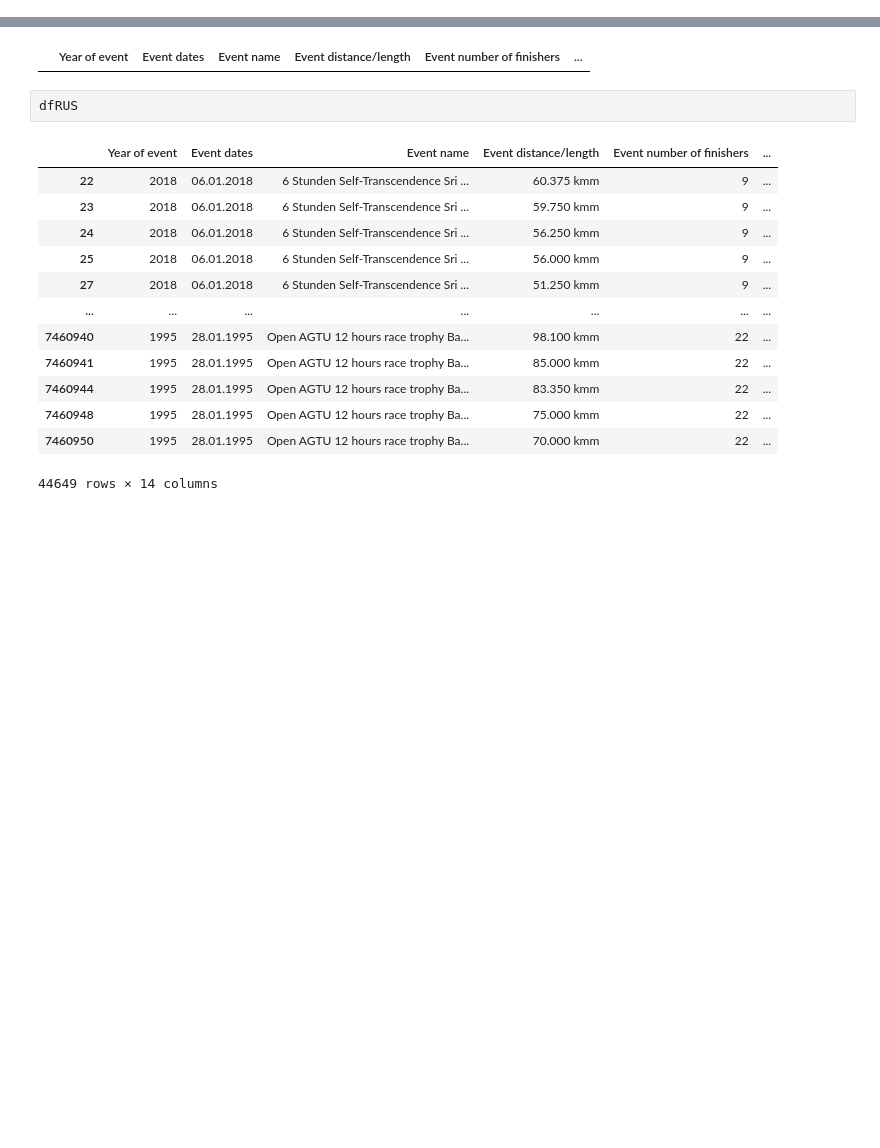
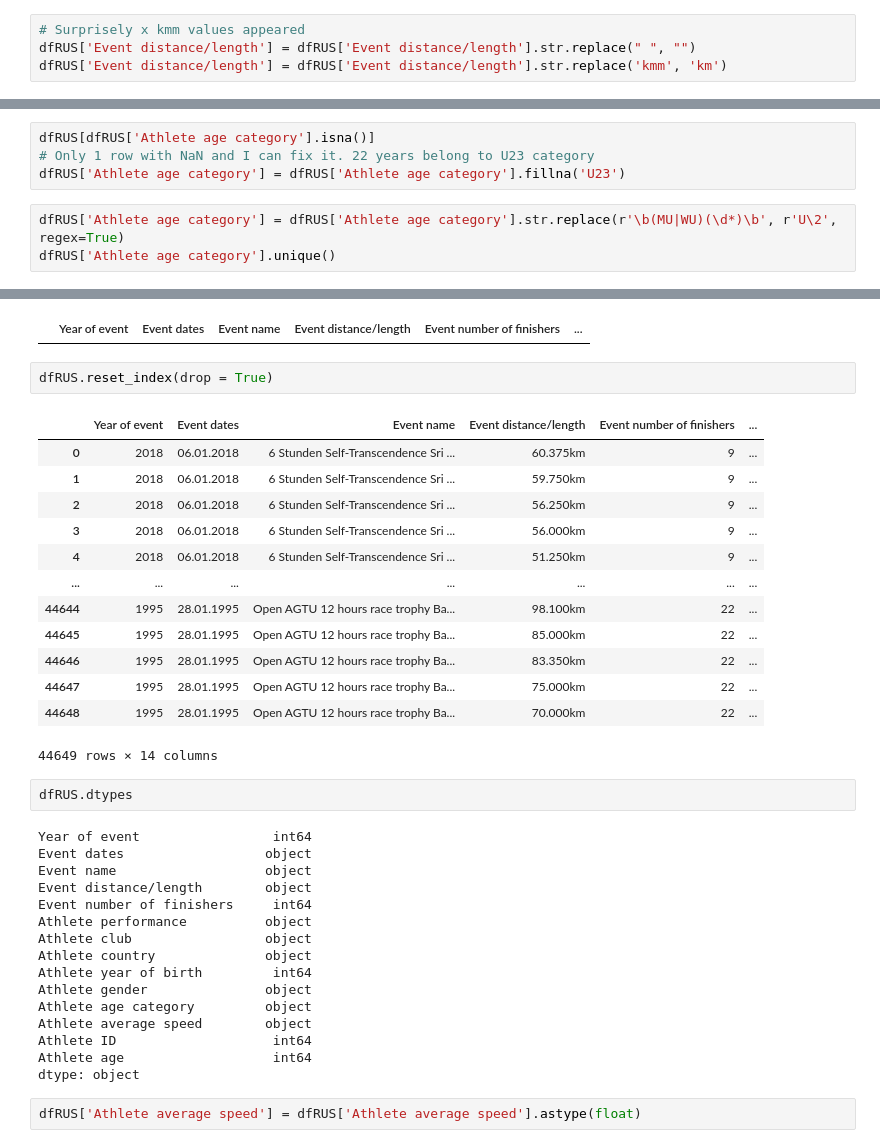
Before and after one commit to OlesiaNZ/python_running_data_analysis, a Jupyter notebook: analysis-the-big-dataset-of-ultra-marathon-running.ipynb, the cells around one changed output, grey strips where cells are left out. Cells and saved outputs as stored; diff of their text form; blank space fills up the shorter version.

```diff
--- a/analysis-the-big-dataset-of-ultra-marathon-running.ipynb
+++ b/analysis-the-big-dataset-of-ultra-marathon-running.ipynb
@@ -512,3 +512,7 @@ dfRUS[(dfRUS['Athlete ID'] == 192087) & (dfRUS['Event number of finishers'] == 6
 # %% [output]
 |  | Year of event | Event dates | Event name | Event distance/length | Event number of finishers | ... |
 | 274913 | 2018 | 25.-26.05.2018 | NUTS Karhunkierros 160km Trail Ul... | 160km | 64 | ... |
+# %%
+# Surprisely x kmm values appeared
+dfRUS['Event distance/length'] = dfRUS['Event distance/length'].str.replace(" ", "")
+dfRUS['Event distance/length'] = dfRUS['Event distance/length'].str.replace('kmm', 'km')
@@ -514,0 +542,7 @@ dfRUS[(dfRUS['Athlete ID'] == 192087) & (dfRUS['Event number of finishers'] == 6
+# %%
+dfRUS[dfRUS['Athlete age category'].isna()]
+# Only 1 row with NaN and I can fix it. 22 years belong to U23 category
+dfRUS['Athlete age category'] = dfRUS['Athlete age category'].fillna('U23')
+# %%
+dfRUS['Athlete age category'] = dfRUS['Athlete age category'].str.replace(r'\b(MU|WU)(\d*)\b', r'U\2', regex=True)
+dfRUS['Athlete age category'].unique()
@@ -516,19 +570,39 @@ dfRUS[(dfRUS['Athlete ID'] == 192087) & (dfRUS['Event number of finishers'] == 6
 dfRUS[dfRUS.duplicated() == True]
 # %% [output]
 |  | Year of event | Event dates | Event name | Event distance/length | Event number of finishers | ... |
+# %%
+dfRUS.reset_index(drop = True)
+# %% [output]
+|  | Year of event | Event dates | Event name | Event distance/length | Event number of finishers | ... |
+| 0 | 2018 | 06.01.2018 | 6 Stunden Self-Transcendence Sri ... | 60.375km | 9 | ... |
+| 1 | 2018 | 06.01.2018 | 6 Stunden Self-Transcendence Sri ... | 59.750km | 9 | ... |
+| 2 | 2018 | 06.01.2018 | 6 Stunden Self-Transcendence Sri ... | 56.250km | 9 | ... |
+| 3 | 2018 | 06.01.2018 | 6 Stunden Self-Transcendence Sri ... | 56.000km | 9 | ... |
+| 4 | 2018 | 06.01.2018 | 6 Stunden Self-Transcendence Sri ... | 51.250km | 9 | ... |
+| ... | ... | ... | ... | ... | ... | ... |
+| 44644 | 1995 | 28.01.1995 | Open AGTU 12 hours race trophy Ba... | 98.100km | 22 | ... |
+| 44645 | 1995 | 28.01.1995 | Open AGTU 12 hours race trophy Ba... | 85.000km | 22 | ... |
+| 44646 | 1995 | 28.01.1995 | Open AGTU 12 hours race trophy Ba... | 83.350km | 22 | ... |
+| 44647 | 1995 | 28.01.1995 | Open AGTU 12 hours race trophy Ba... | 75.000km | 22 | ... |
+| 44648 | 1995 | 28.01.1995 | Open AGTU 12 hours race trophy Ba... | 70.000km | 22 | ... |
+44649 rows × 14 columns
 # %%
-dfRUS
+dfRUS.dtypes
 # %% [output]
-|  | Year of event | Event dates | Event name | Event distance/length | Event number of finishers | ... |
-| 22 | 2018 | 06.01.2018 | 6 Stunden Self-Transcendence Sri ... | 60.375 kmm | 9 | ... |
-| 23 | 2018 | 06.01.2018 | 6 Stunden Self-Transcendence Sri ... | 59.750 kmm | 9 | ... |
-| 24 | 2018 | 06.01.2018 | 6 Stunden Self-Transcendence Sri ... | 56.250 kmm | 9 | ... |
-| 25 | 2018 | 06.01.2018 | 6 Stunden Self-Transcendence Sri ... | 56.000 kmm | 9 | ... |
-| 27 | 2018 | 06.01.2018 | 6 Stunden Self-Transcendence Sri ... | 51.250 kmm | 9 | ... |
-| ... | ... | ... | ... | ... | ... | ... |
-| 7460940 | 1995 | 28.01.1995 | Open AGTU 12 hours race trophy Ba... | 98.100 kmm | 22 | ... |
-| 7460941 | 1995 | 28.01.1995 | Open AGTU 12 hours race trophy Ba... | 85.000 kmm | 22 | ... |
-| 7460944 | 1995 | 28.01.1995 | Open AGTU 12 hours race trophy Ba... | 83.350 kmm | 22 | ... |
-| 7460948 | 1995 | 28.01.1995 | Open AGTU 12 hours race trophy Ba... | 75.000 kmm | 22 | ... |
-| 7460950 | 1995 | 28.01.1995 | Open AGTU 12 hours race trophy Ba... | 70.000 kmm | 22 | ... |
-44649 rows × 14 columns
+Year of event                 int64
+Event dates                  object
+Event name                   object
+Event distance/length        object
+Event number of finishers     int64
+Athlete performance          object
+Athlete club                 object
+Athlete country              object
+Athlete year of birth         int64
+Athlete gender               object
+Athlete age category         object
+Athlete average speed        object
+Athlete ID                    int64
+Athlete age                   int64
+dtype: object
+# %%
+dfRUS['Athlete average speed'] = dfRUS['Athlete average speed'].astype(float)
```
Also changed, not shown: parts of 5 cells of this notebook.
